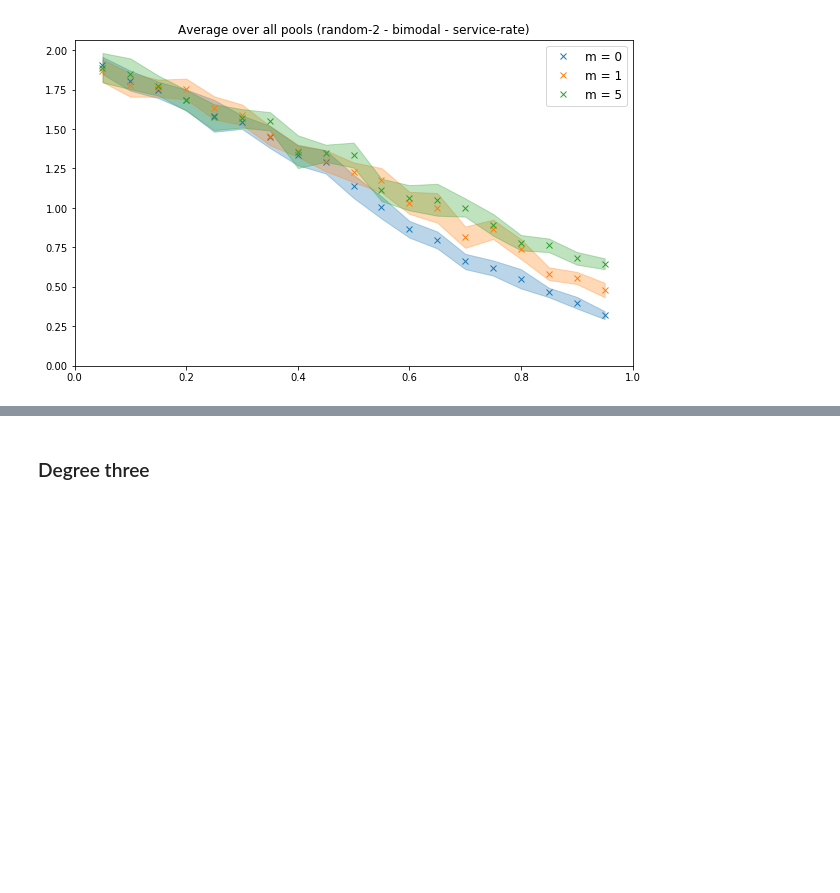
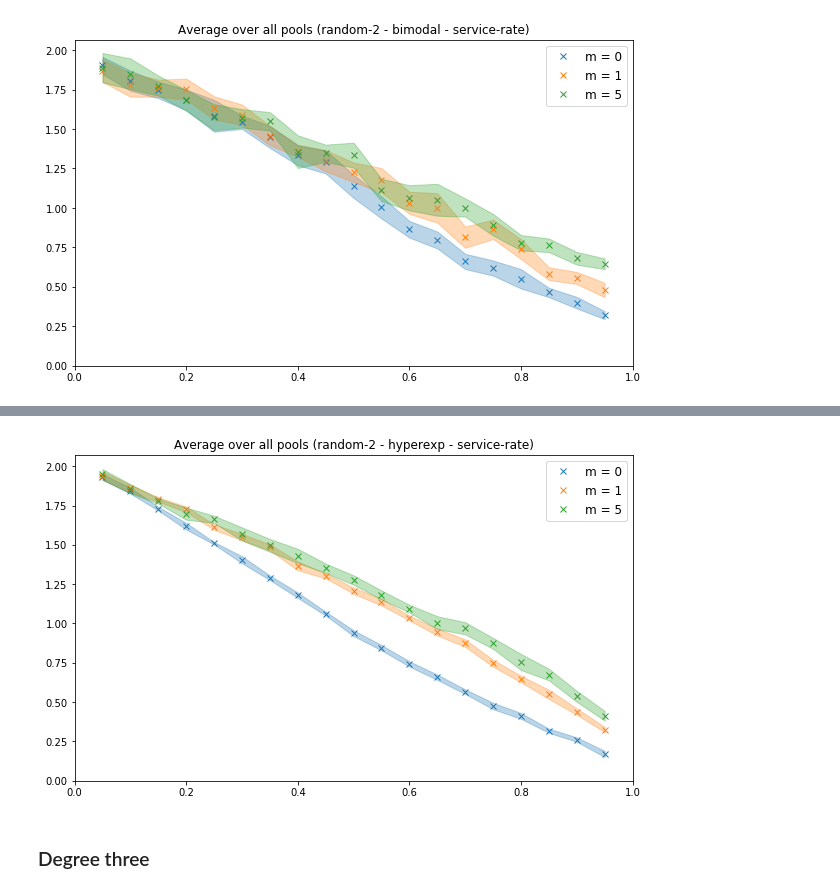
Before and after one commit to ccomte/phd-thesis, a Jupyter notebook: 7-job-scheduling/plot.ipynb, the cells around one changed output, grey strips where cells are left out. Saved outputs shown, nothing was run; the diff lists cells and outputs as text; code cells hidden in the pictures; blank space fills up the shorter version.

```diff
--- a/7-job-scheduling/plot.ipynb
+++ b/7-job-scheduling/plot.ipynb
@@ -161,3 +167,7 @@ random('random-2', 'bimodal', 'service-rate')
+# %%
+random('random-2', 'hyperexp', 'service-rate')
+# %% [output]
+[figure, added]
 # %% [markdown]
 ### Degree three
 # %% [markdown]
```
Also changed, not shown: parts of 5 cells of this notebook, 4 other files.
